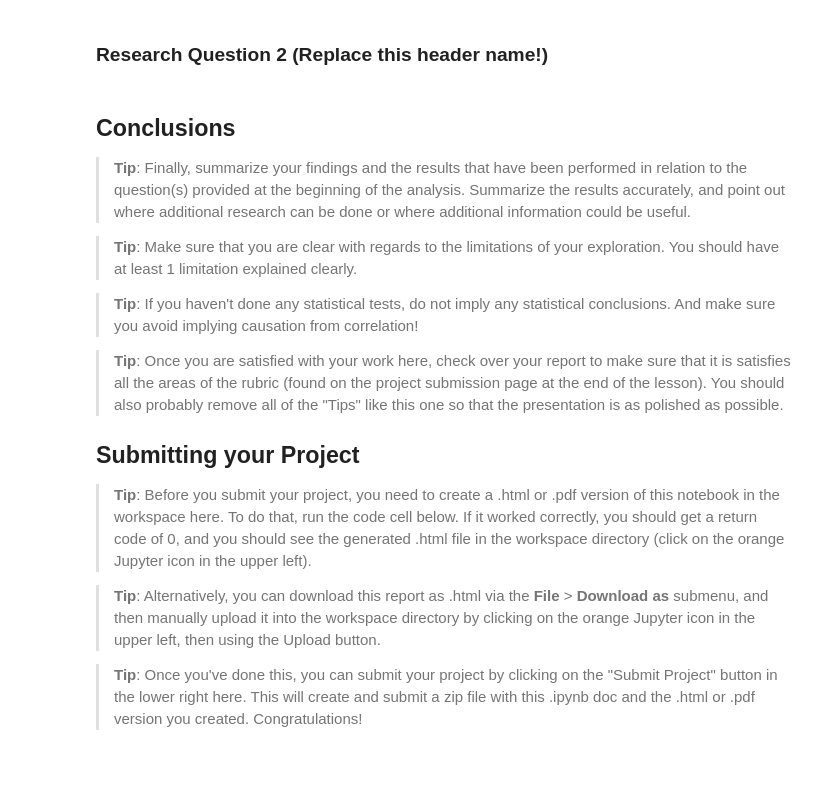
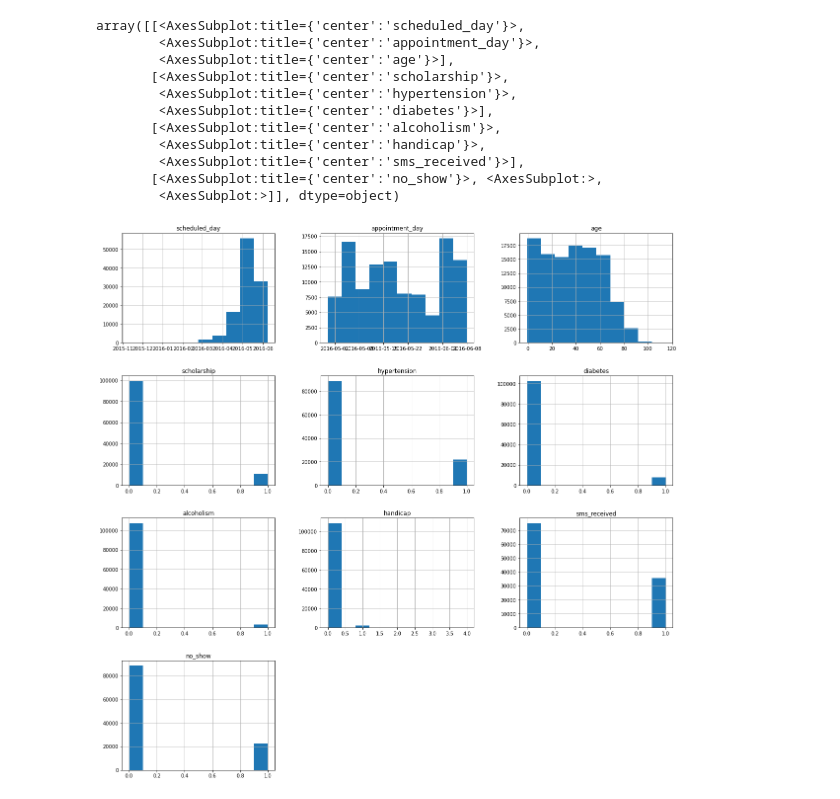
Before and after one commit to labayifa/alt-no-show-appointment, a Jupyter notebook: Investigate_a_Dataset.ipynb, the cells around one changed output. Drawn from its saved outputs; the diff is of its cells as text; code cells hidden in the pictures; blank space fills up the shorter version.

Commit message:
Submit project

```diff
--- a/Investigate_a_Dataset.ipynb
+++ b/Investigate_a_Dataset.ipynb
@@ -62,0 +84,7 @@ Building wheels for collected packages: pandas
+# %%
+# Load your data and print out a few lines. Perform operations to inspect data
+renamed_columns = ['patient_id', 'appointment_id', 'gender', 'scheduled_day',
+       'appointment_day', 'age', 'neighbourhood', 'scholarship', 'hypertension',
+       'diabetes', 'alcoholism', 'handicap', 'sms_received', 'no_show']
+df = pd.read_csv('noshowappointments-kagglev2-may-2016.csv', header = 0, names = renamed_columns)
+df.sample(10)
@@ -71,3 +166,8 @@ import pandas
 # %%
 # After discussing the structure of the data and any problems that need to be
 #   cleaned, perform those cleaning steps in the second part of this section.
+df.drop(['patient_id', 'appointment_id'], axis = 1, inplace = True)
+df['appointment_day'] = pd.to_datetime(df['appointment_day'])
+df['scheduled_day'] = pd.to_datetime(df['scheduled_day'])
+df.head()
+df.info()
@@ -85,0 +194,3 @@ import pandas
+# %%
+# Let's transform the no_show coulumns but not required
+df['no_show'].replace({'Yes': 1, 'No': 0}, inplace = True)
@@ -86,5 +218,17 @@ import pandas
 # %%
 # Use this, and more code cells, to explore your data. Don't forget to add
 #   Markdown cells to document your observations and findings.
+df.hist(figsize = [20, 20])
+# %% [output]
+array([[<AxesSubplot:title={'center':'scheduled_day'}>,
+        <AxesSubplot:title={'center':'appointment_day'}>,
+        <AxesSubplot:title={'center':'age'}>],
+       [<AxesSubplot:title={'center':'scholarship'}>,
+        <AxesSubplot:title={'center':'hypertension'}>,
+        <AxesSubplot:title={'center':'diabetes'}>],
+       [<AxesSubplot:title={'center':'alcoholism'}>,
+        <AxesSubplot:title={'center':'handicap'}>,
+        <AxesSubplot:title={'center':'sms_received'}>],
+       [<AxesSubplot:title={'center':'no_show'}>, <AxesSubplot:>,
+        <AxesSubplot:>]], dtype=object)
+[figure, added]
-# %% [markdown]
-### Research Question 2  (Replace this header name!)
@@ -95,19 +234,0 @@ import pandas
-# %% [markdown]
-<a id='conclusions'></a>
-## Conclusions
-
-> **Tip**: Finally, summarize your findings and the results that have been performed in relation to the question(s) provided at the beginning of the analysis. Summarize the results accurately, and point out where additional research can be done or where additional information could be useful.
-
-> **Tip**: Make sure that you are clear with regards to the limitations of your exploration. You should have at least 1 limitation explained clearly.
-
-> **Tip**: If you haven't done any statistical tests, do not imply any statistical conclusions. And make sure you avoid implying causation from correlation!
-
-> **Tip**: Once you are satisfied with your work here, check over your report to make sure that it is satisfies all the areas of the rubric (found on the project submission page at the end of the lesson). You should also probably remove all of the "Tips" like this one so that the presentation is as polished as possible.
-
-## Submitting your Project
-
-> **Tip**: Before you submit your project, you need to create a .html or .pdf version of this notebook in the workspace here. To do that, run the code cell below. If it worked correctly, you should get a return code of 0, and you should see the generated .html file in the workspace directory (click on the orange Jupyter icon in the upper left).
-
-> **Tip**: Alternatively, you can download this report as .html via the **File** > **Download as** submenu, and then manually upload it into the workspace directory by clicking on the orange Jupyter icon in the upper left, then using the Upload button.
-
-> **Tip**: Once you've done this, you can submit your project by clicking on the "Submit Project" button in the lower right here. This will create and submit a zip file with this .ipynb doc and the .html or .pdf version you created. Congratulations!
```
Also changed, not shown: parts of 32 cells of this notebook, 2 other files.
